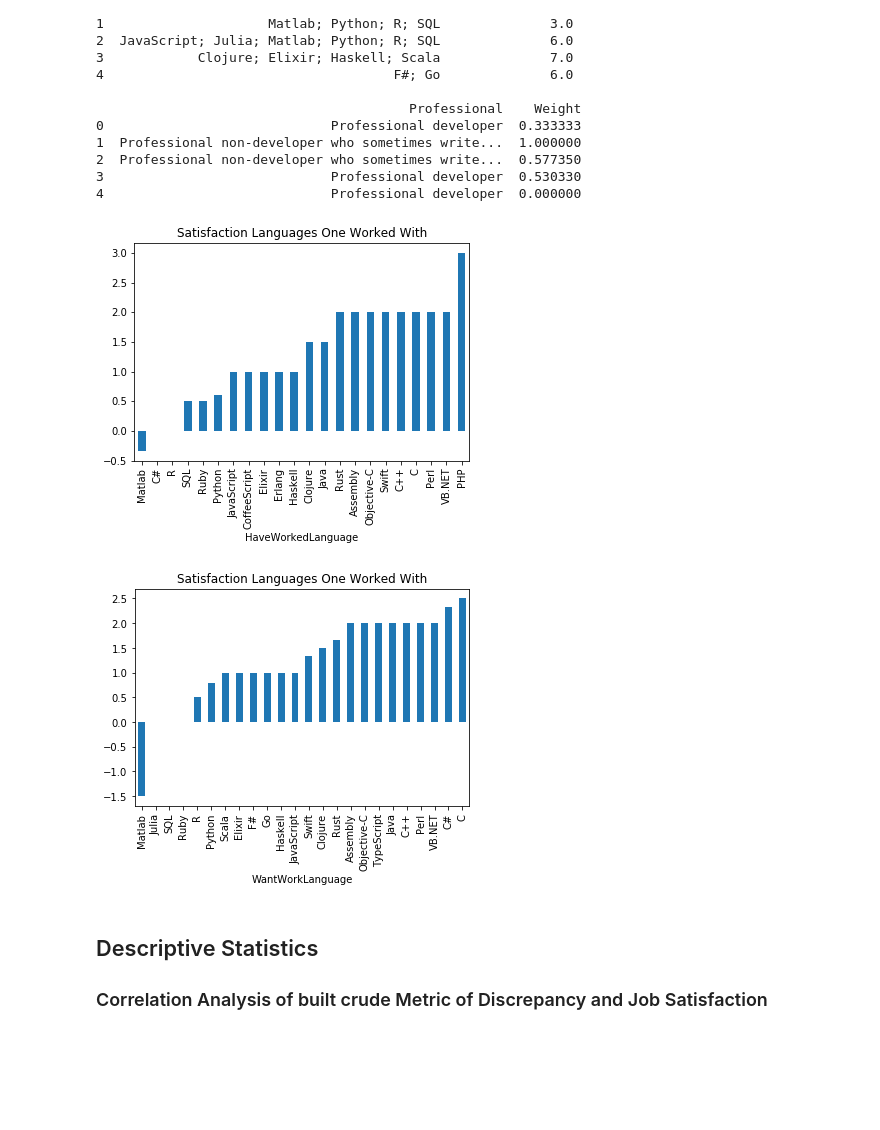
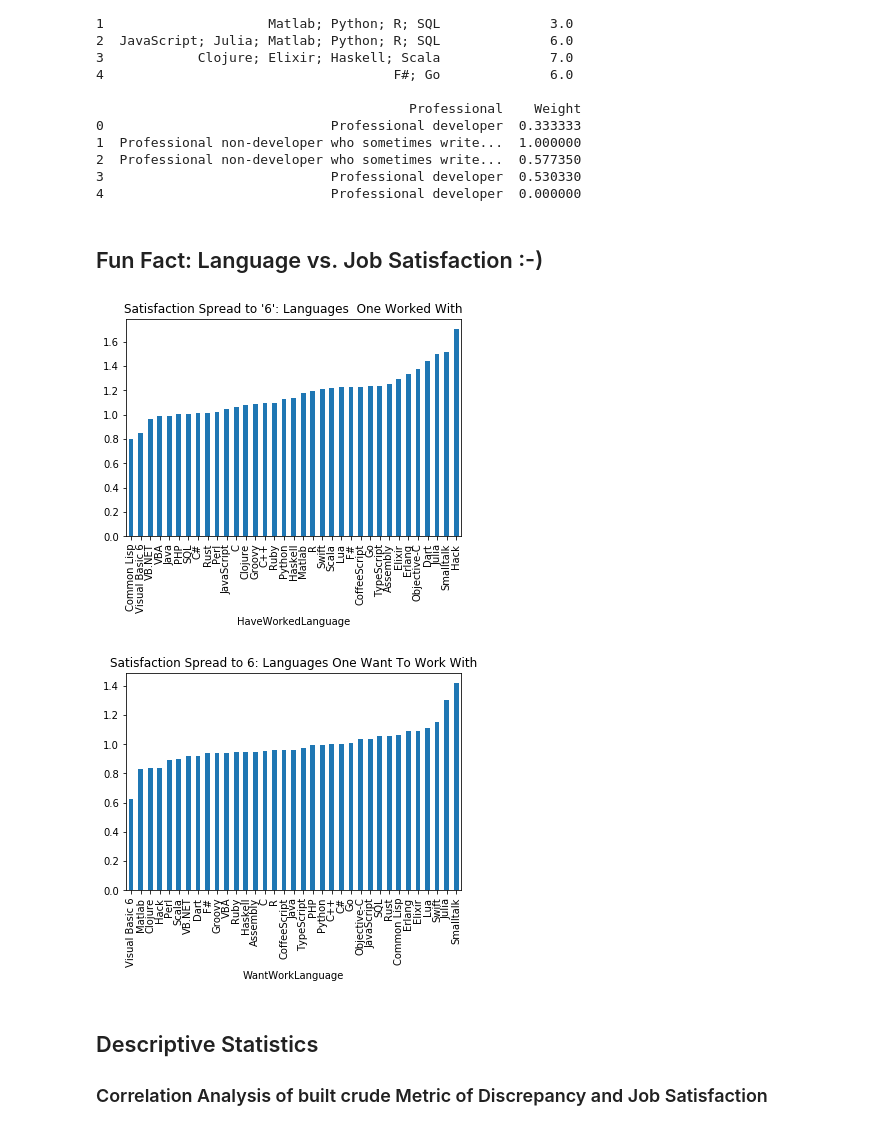
Before and after one commit to ubiquarum66/UdacityReportsDSND, a Jupyter notebook: udacity_dsnd_report1.ipynb, the cells around one changed output. Saved outputs shown, nothing was run; the diff lists cells and outputs as text; code cells hidden in the pictures; blank space fills up the shorter version.

```diff
--- a/udacity_dsnd_report1.ipynb
+++ b/udacity_dsnd_report1.ipynb
@@ -15,9 +15,9 @@ import seaborn as sns
 %matplotlib inline
 # %%
 
-#df = pd.read_csv('survey_results_public.csv')
+df = pd.read_csv('survey_results_public.csv')
 #shorter extract of data for debug purposes
-df = pd.read_csv('c.csv')
+#df = pd.read_csv('c.csv')
 schema = pd.read_csv('survey_results_schema.csv')
 
 df.head(3)
@@ -94,12 +94,25 @@ print(u)
 # %%
 
 def cleansData(df):
+    '''
+    INPUT:
+    df - dataframe containing NaN in either one of 3 columns
+    OUTPUT:
+    dataframe that has all NaN containing rows dropped
+    '''
     print("-----------------------")
     df = df.dropna(axis=0, subset=['HaveWorkedLanguage','WantWorkLanguage','JobSatisfaction'])
     df.reset_index(drop=True, inplace=True)
     return df
 
 def calcWeight(df):
+    '''
+    INPUT:
+    df - dataframe two master rows with semikolon-space separated language lists
+    OUTPUT:
+    df - dataframe with new column containing the dot product of the two 34 dimensional language vectors
+    This column is a crude metric of overlap of used and wished to use languages
+    '''
     for index, row in df.iterrows():
         u = createVectorFromList(mapper, row['HaveWorkedLanguage'], row['WantWorkLanguage'])
         df.loc[index, 'Weight']= u
@@ -111,6 +124,17 @@ This subroutine will explode the ; separated entries into a row for each substri
 After using this, One can create a value-count frequency analysis of the different languages.
 # %%
 def createDFwithExplodedLanguage(adf,col):
+    '''
+    INPUT:
+    df - dataframe
+    col - name of column with categorical string list to explode e.g. 'C; C#; Haskell'
+    OUTPUT:
+    df - with e.g. 2 new rows where the list is exploded, all other columns unharmed.
+    e.g. ...C
+         ...C#
+         ...Haskell
+    name of column stays the same
+    '''
     df = adf.copy()
     s = df[col].str.split('; ').apply(pd.Series, 1).stack()
     s.index = s.index.droplevel(-1) # to line up with xdf's index
@@ -225,26 +248,29 @@ print( xdf.head())
 2  Professional non-developer who sometimes write...  0.577350
 3                             Professional developer  0.530330
 4                             Professional developer  0.000000
+# %% [markdown]
+## Fun Fact: Language vs. Job Satisfaction :-)
 # %%
 #==========================
 # Fun fact evaluation: correlation between JobSatisfaction and Programming Language
 # don't mix correlation and causality, as there are 150 more input variables!
 #==========================
 (languageSet.sort_values()-6).plot(kind="bar");
-plt.title("Satisfaction Languages One Worked With");
-plt.savefig("kindoflanguages.png")
+plt.title("Satisfaction Spread to '6': Languages  One Worked With");
+#plt.savefig("kindoflanguages.png")
+plt.savefig("kindoflanguages.pdf")
 # %% [output]
-[figure, old version]
+[figure, new version]
 # %%
 #==========================
 # Fun fact evaluation: correlation between JobSatisfaction and 'keen on' Programming Language
 # don't mix correlation and causality, as there are 150 more input variables! (not used further)
 #==========================
 (languageWish.sort_values()-6).plot(kind="bar");
-plt.title("Satisfaction Languages One Worked With");
+plt.title("Satisfaction Spread to 6: Languages One Want To Work With");
 plt.savefig("kindoflanguageswish.png")
 # %% [output]
-[figure, old version]
+[figure, new version]
 # %% [markdown]
 ## Descriptive Statistics
 
```
Also changed, not shown: parts of 6 cells of this notebook, 2 other files.
